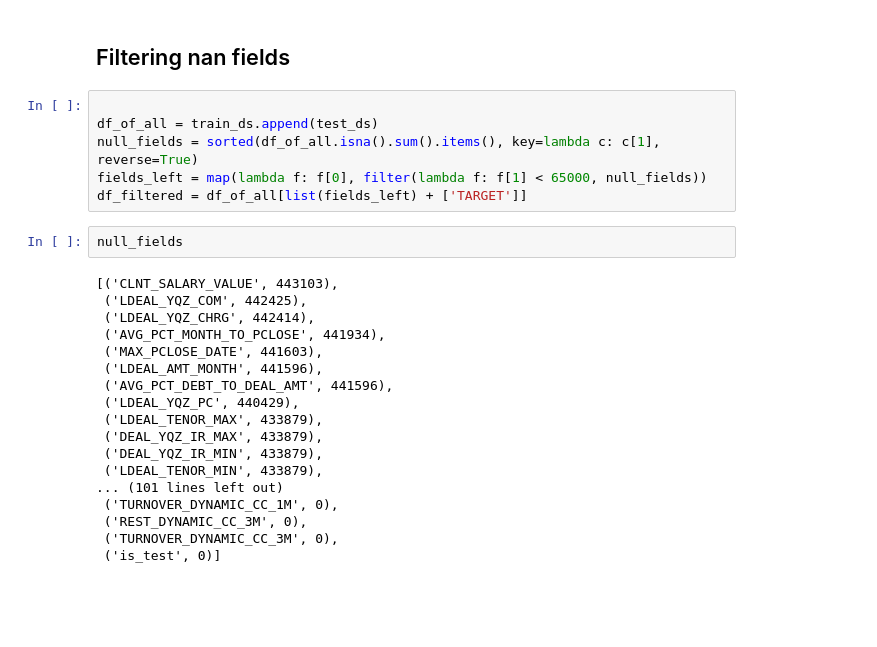
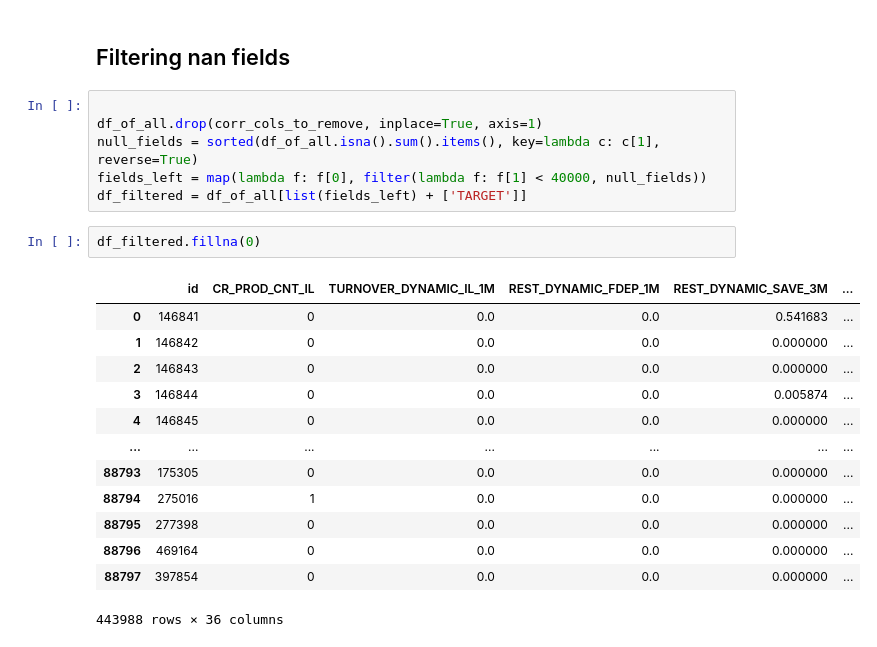
Before and after one commit to DWhistle/42-churn, a Jupyter notebook: preprocessing.ipynb, the cells around one changed output. Cells and saved outputs as stored; diff of their text form; blank space fills up the shorter version.

```diff
--- a/preprocessing.ipynb
+++ b/preprocessing.ipynb
@@ -10,27 +43,23 @@ train_ds['is_test'] = 0
 ## Filtering nan fields
 # %%
 
-df_of_all = train_ds.append(test_ds)
+df_of_all.drop(corr_cols_to_remove, inplace=True, axis=1)
 null_fields = sorted(df_of_all.isna().sum().items(), key=lambda c: c[1], reverse=True)
-fields_left = map(lambda f: f[0], filter(lambda f: f[1] < 65000, null_fields))
+fields_left = map(lambda f: f[0], filter(lambda f: f[1] < 40000, null_fields))
 df_filtered = df_of_all[list(fields_left) + ['TARGET']]
 # %%
-null_fields
+df_filtered.fillna(0)
 # %% [output]
+|  | id | CR_PROD_CNT_IL | TURNOVER_DYNAMIC_IL_1M | REST_DYNAMIC_FDEP_1M | REST_DYNAMIC_SAVE_3M | ... |
+| 0 | 146841 | 0 | 0.0 | 0.0 | 0.541683 | ... |
+| 1 | 146842 | 0 | 0.0 | 0.0 | 0.000000 | ... |
+| 2 | 146843 | 0 | 0.0 | 0.0 | 0.000000 | ... |
+| 3 | 146844 | 0 | 0.0 | 0.0 | 0.005874 | ... |
+| 4 | 146845 | 0 | 0.0 | 0.0 | 0.000000 | ... |
+| ... | ... | ... | ... | ... | ... | ... |
+| 88793 | 175305 | 0 | 0.0 | 0.0 | 0.000000 | ... |
+| 88794 | 275016 | 1 | 0.0 | 0.0 | 0.000000 | ... |
+| 88795 | 277398 | 0 | 0.0 | 0.0 | 0.000000 | ... |
+| 88796 | 469164 | 0 | 0.0 | 0.0 | 0.000000 | ... |
+| 88797 | 397854 | 0 | 0.0 | 0.0 | 0.000000 | ... |
-[('CLNT_SALARY_VALUE', 443103),
- ('LDEAL_YQZ_COM', 442425),
- ('LDEAL_YQZ_CHRG', 442414),
- ('AVG_PCT_MONTH_TO_PCLOSE', 441934),
- ('MAX_PCLOSE_DATE', 441603),
- ('LDEAL_AMT_MONTH', 441596),
- ('AVG_PCT_DEBT_TO_DEAL_AMT', 441596),
- ('LDEAL_YQZ_PC', 440429),
- ('LDEAL_TENOR_MAX', 433879),
- ('DEAL_YQZ_IR_MAX', 433879),
- ('DEAL_YQZ_IR_MIN', 433879),
- ('LDEAL_TENOR_MIN', 433879),
-... (101 lines left out)
- ('TURNOVER_DYNAMIC_CC_1M', 0),
- ('REST_DYNAMIC_CC_3M', 0),
- ('TURNOVER_DYNAMIC_CC_3M', 0),
- ('is_test', 0)]
+443988 rows × 36 columns
```
Also changed, not shown: parts of 12 cells of this notebook.
